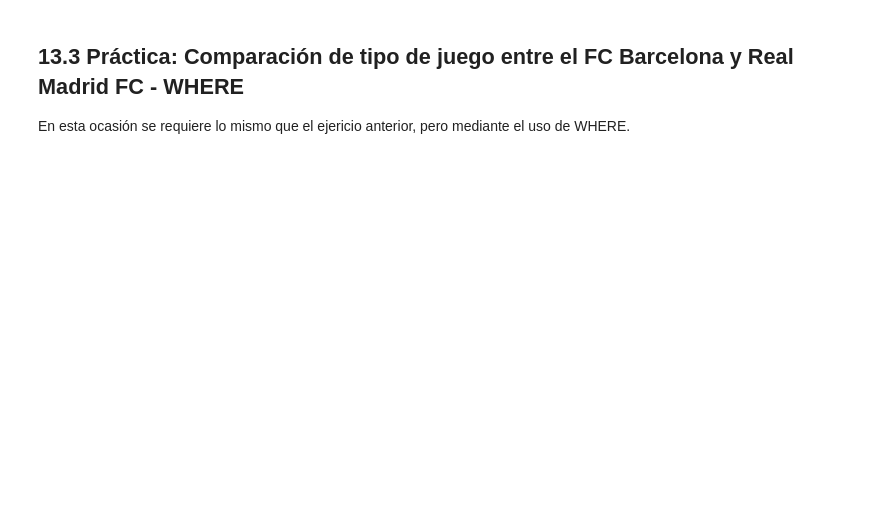
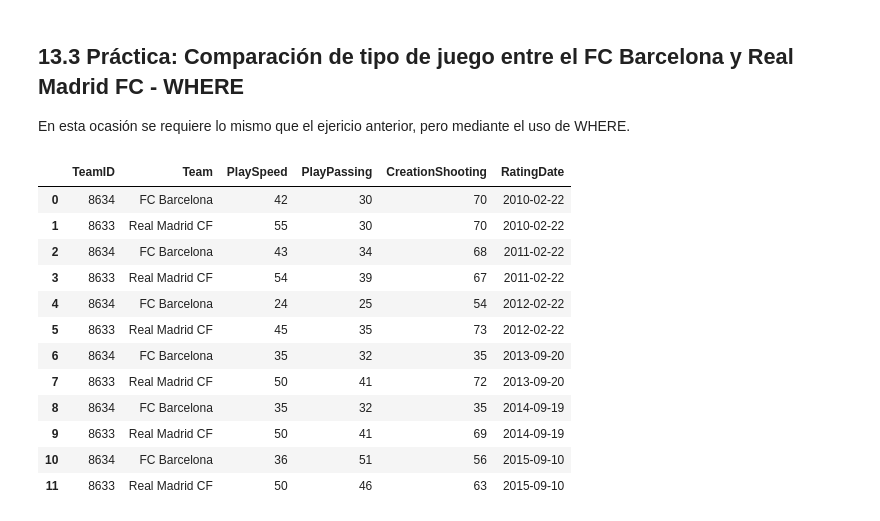
Before and after one commit to Juliodominguezcalderon/Talento_tech, a Jupyter notebook: Data_Analysis_SQL.ipynb, the cells around one changed output. Drawn from its saved outputs; the diff is of its cells as text; code cells hidden in the pictures; blank space fills up the shorter version.

```diff
--- a/Data_Analysis_SQL.ipynb
+++ b/Data_Analysis_SQL.ipynb
@@ -1906,0 +2005,37 @@ subquery2
+# %%
+query = """ SELECT
+
+              Team.team_api_id AS TeamID,
+              Team.team_long_name AS Team,
+              BuildUpPlaySpeed AS PlaySpeed,
+              BuildUpPlayPassing AS PlayPassing,
+              ChanceCreationShooting AS CreationShooting,
+              DATE(Team_Attributes.date) AS RatingDate
+              FROM Team_Attributes
+
+              JOIN Team ON Team_Attributes.team_api_id = Team.team_api_id
+
+              WHERE Team.team_long_name IN ('Real Madrid CF', 'FC Barcelona')
+
+              GROUP BY RatingDate, Team
+
+        """
+
+#No modificar lo siguiente:
+
+subquery2 = pd.read_sql(query, conn)
+subquery2
+# %% [output]
+|  | TeamID | Team | PlaySpeed | PlayPassing | CreationShooting | RatingDate |
+| 0 | 8634 | FC Barcelona | 42 | 30 | 70 | 2010-02-22 |
+| 1 | 8633 | Real Madrid CF | 55 | 30 | 70 | 2010-02-22 |
+| 2 | 8634 | FC Barcelona | 43 | 34 | 68 | 2011-02-22 |
+| 3 | 8633 | Real Madrid CF | 54 | 39 | 67 | 2011-02-22 |
+| 4 | 8634 | FC Barcelona | 24 | 25 | 54 | 2012-02-22 |
+| 5 | 8633 | Real Madrid CF | 45 | 35 | 73 | 2012-02-22 |
+| 6 | 8634 | FC Barcelona | 35 | 32 | 35 | 2013-09-20 |
+| 7 | 8633 | Real Madrid CF | 50 | 41 | 72 | 2013-09-20 |
+| 8 | 8634 | FC Barcelona | 35 | 32 | 35 | 2014-09-19 |
+| 9 | 8633 | Real Madrid CF | 50 | 41 | 69 | 2014-09-19 |
+| 10 | 8634 | FC Barcelona | 36 | 51 | 56 | 2015-09-10 |
+| 11 | 8633 | Real Madrid CF | 50 | 46 | 63 | 2015-09-10 |
```
Also changed, not shown: parts of 7 cells of this notebook.
